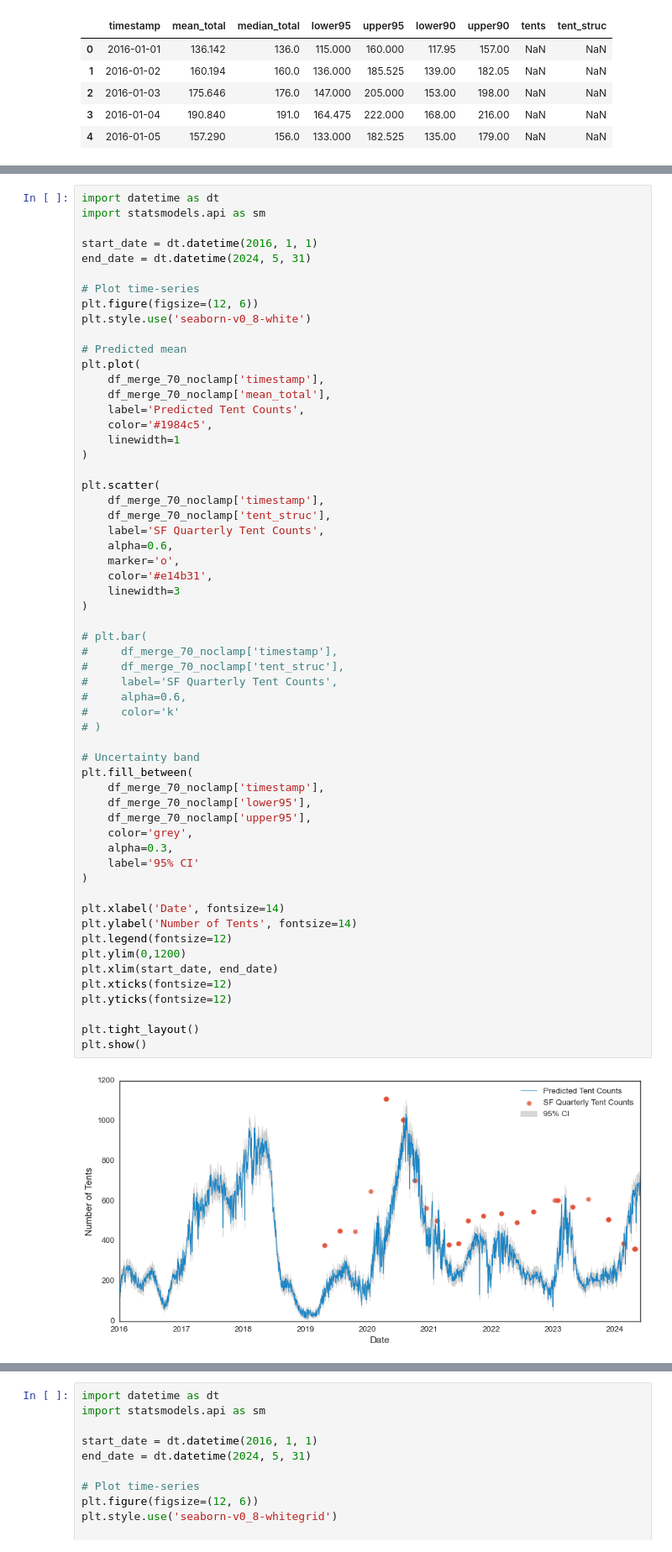
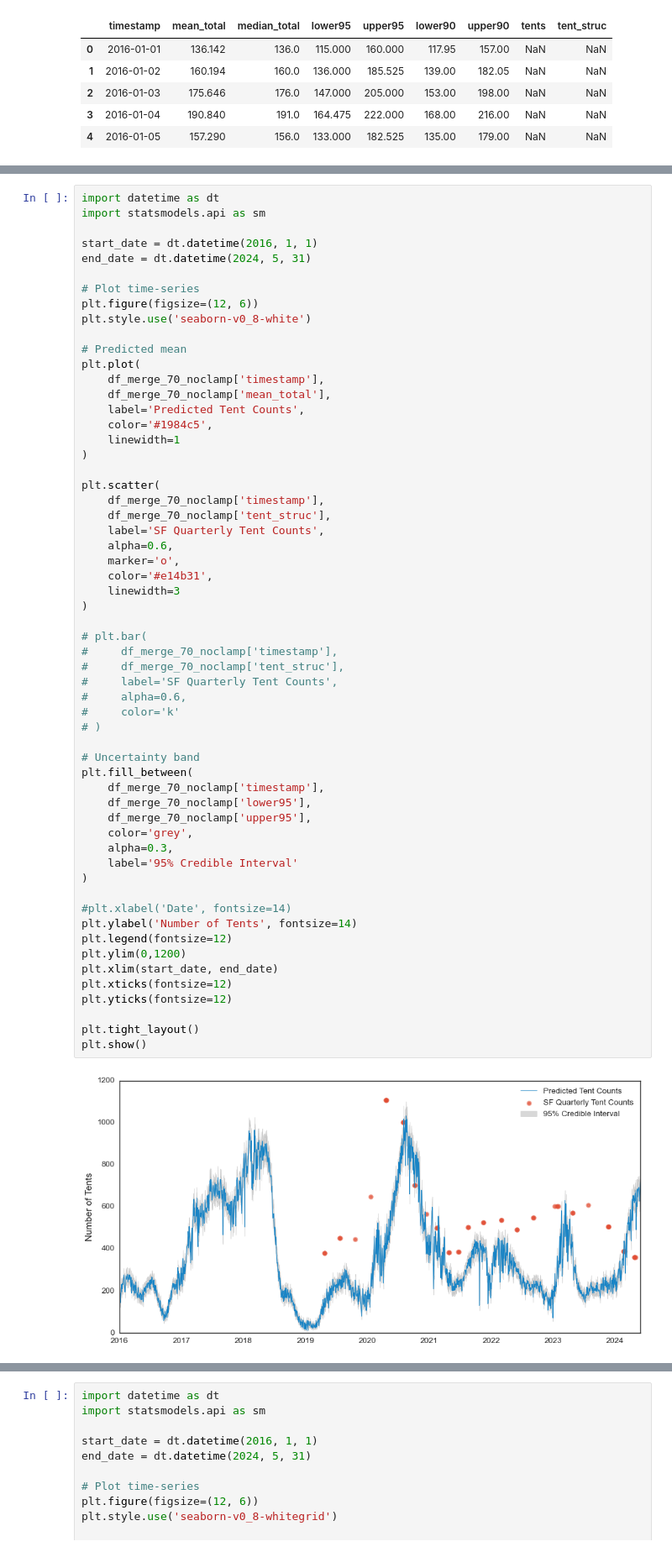
Before and after one commit to yilmajung/HOMELESSSTUDY_EPJDS_2025_v2, a Jupyter notebook: aggregate_MC.ipynb, the cells around one changed output, grey strips where cells are left out. Shown at 84% size. Saved outputs shown, nothing was run; the diff lists cells and outputs as text.

```diff
--- a/aggregate_MC.ipynb
+++ b/aggregate_MC.ipynb
@@ -708,36 +709,36 @@ plt.scatter(
     linewidth=3
 )
 
 # plt.bar(
 #     df_merge_70_noclamp['timestamp'],
 #     df_merge_70_noclamp['tent_struc'],
 #     label='SF Quarterly Tent Counts',
 #     alpha=0.6,
 #     color='k'
 # )
 
 # Uncertainty band
 plt.fill_between(
     df_merge_70_noclamp['timestamp'],
     df_merge_70_noclamp['lower95'],
     df_merge_70_noclamp['upper95'],
     color='grey',
     alpha=0.3,
-    label='95% CI'
+    label='95% Credible Interval'
 )
 
-plt.xlabel('Date', fontsize=14)
+#plt.xlabel('Date', fontsize=14)
 plt.ylabel('Number of Tents', fontsize=14)
 plt.legend(fontsize=12)
 plt.ylim(0,1200)
 plt.xlim(start_date, end_date)
 plt.xticks(fontsize=12)
 plt.yticks(fontsize=12)
 
 plt.tight_layout()
 plt.show()
 # %% [output]
-[figure, old version]
+[figure, new version]
 # %%
 import datetime as dt
 import statsmodels.api as sm
```
Also changed, not shown: parts of 3 cells of this notebook, 2 other files.
